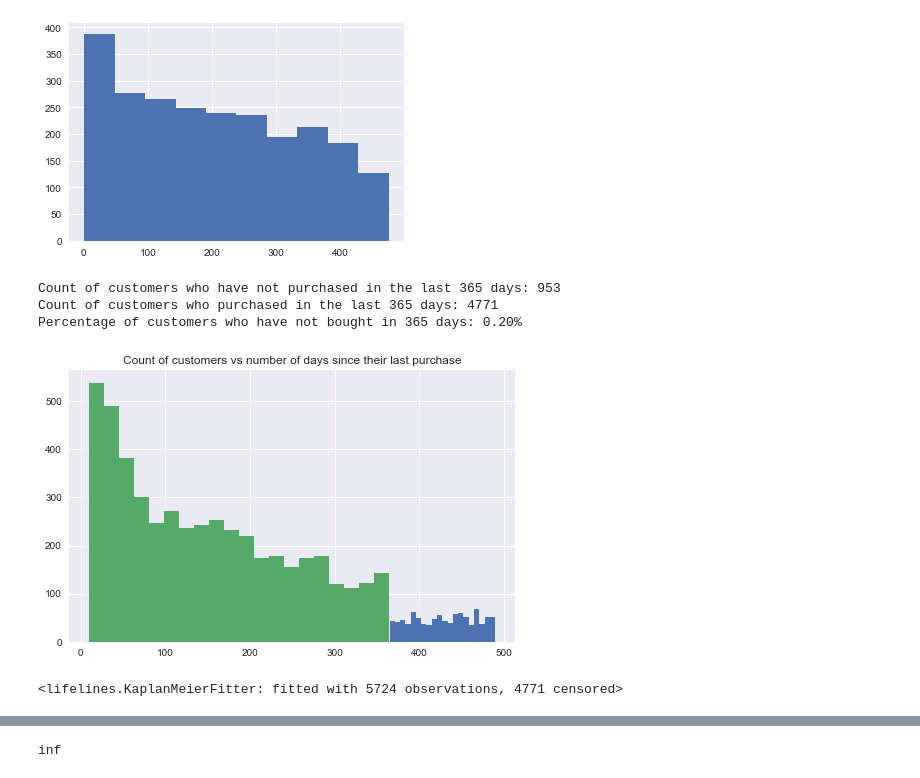
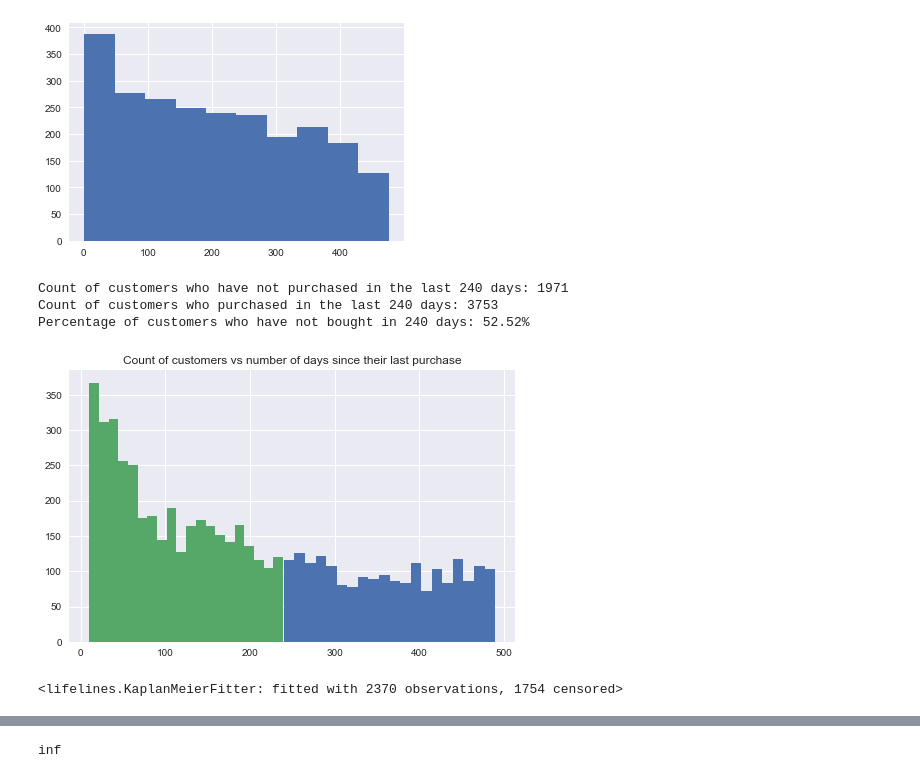
Before and after one commit to jeffl24/lifetime, a Jupyter notebook: Customer Purchasing Time Gap.ipynb, the cells around one changed output, grey strips where cells are left out. Saved outputs shown, nothing was run; the diff lists cells and outputs as text; code cells hidden in the pictures.

```diff
--- a/Customer Purchasing Time Gap.ipynb
+++ b/Customer Purchasing Time Gap.ipynb
@@ -39,7 +39,7 @@ sales_data_group['Purchase Count'] = sales_data_group.groupby(['Email']).cumcoun
 sales_data_group['Earliest Transaction'] = sales_data_group.groupby('Email')['Paid at'].transform(lambda x: x.min())
 sales_data_group['first last gap'] = sales_data_group.groupby('Email')['Paid at'].transform(lambda x: (x.max()-x.min()).days)
 sales_data_group['last today gap'] = sales_data_group.groupby('Email')['Paid at'].transform(lambda x: -(x.max()-np.datetime64('2018-04-05')).days)
-sales_data_group['status'] = sales_data_group['last today gap'].apply(lambda x: 'alive' if x< 365 else 'dead')
+sales_data_group['status'] = sales_data_group['last today gap'].apply(lambda x: 'alive' if x< 180 else 'dead')
 sales_data_group
 # %% [output]
 |  | Email | Paid at | Total | Purchase Count | Earliest Transaction | first last gap | last today gap | ... |
@@ -98,29 +98,31 @@ repeat_customer_purchase_timing['first last gap'].hist()
 [figure]
 # %%
 # Calculate the proportion of customers who have been inactive for over 365 days
-count_over_365 = customer_purchase_timing[customer_purchase_timing['last today gap'] >= 365]['last today gap'].count()
-count_below_365 = customer_purchase_timing[customer_purchase_timing['last today gap'] < 365]['last today gap'].count()
 
-customer_purchase_timing[customer_purchase_timing['last today gap'] >= 365]['last today gap'].hist(figsize = (8,5), bins= 20)
-customer_purchase_timing[customer_purchase_timing['last today gap'] < 365]['last today gap'].hist(figsize = (8,5), bins= 20)
+cutoff_days = 240
+count_over = customer_purchase_timing[customer_purchase_timing['last today gap'] >= cutoff_days]['last today gap'].count()
+count_below = customer_purchase_timing[customer_purchase_timing['last today gap'] < cutoff_days]['last today gap'].count()
+
+customer_purchase_timing[customer_purchase_timing['last today gap'] >= cutoff_days]['last today gap'].hist(figsize = (8,5), bins= 20)
+customer_purchase_timing[customer_purchase_timing['last today gap'] < cutoff_days]['last today gap'].hist(figsize = (8,5), bins= 20)
 plt.title('Count of customers vs number of days since their last purchase')
 
-print('Count of customers who have not purchased in the last 365 days: {:0}'.format(count_over_365))
-print('Count of customers who purchased in the last 365 days: {:0}'.format(count_below_365))
-print('Percentage of customers who have not bought in 365 days: {:0.2f}%'.format(count_over_365/count_below_365))
+print('Count of customers who have not purchased in the last {} days: {:0}'.format(cutoff_days, count_over))
+print('Count of customers who purchased in the last {} days: {:0}'.format(cutoff_days, count_below))
+print('Percentage of customers who have not bought in {} days: {:0.2f}%'.format(cutoff_days, 100*count_over/count_below))
 # %% [output]
-Count of customers who have not purchased in the last 365 days: 953
-Count of customers who purchased in the last 365 days: 4771
-Percentage of customers who have not bought in 365 days: 0.20%
+Count of customers who have not purchased in the last 240 days: 1971
+Count of customers who purchased in the last 240 days: 3753
+Percentage of customers who have not bought in 240 days: 52.52%
-[figure, old version]
+[figure, new version]
 # %%
 from lifelines import KaplanMeierFitter
 kmf = KaplanMeierFitter()
-T = customer_purchase_timing['first last gap']
-E = customer_purchase_timing['status'].apply(lambda x: '0' if x == 'alive' else '1')
+T = repeat_customer_purchase_timing['first last gap']
+E = repeat_customer_purchase_timing['status'].apply(lambda x: '0' if x == 'alive' else '1')
 kmf.fit(T, E)
 # %% [output]
-<lifelines.KaplanMeierFitter: fitted with 5724 observations, 4771 censored>
+<lifelines.KaplanMeierFitter: fitted with 2370 observations, 1754 censored>
 # %%
 kmf.survival_function_.plot()
 plt.title('Survival function of PCSG customers');
```
Also changed, not shown: parts of 5 cells of this notebook, 3 other files.
